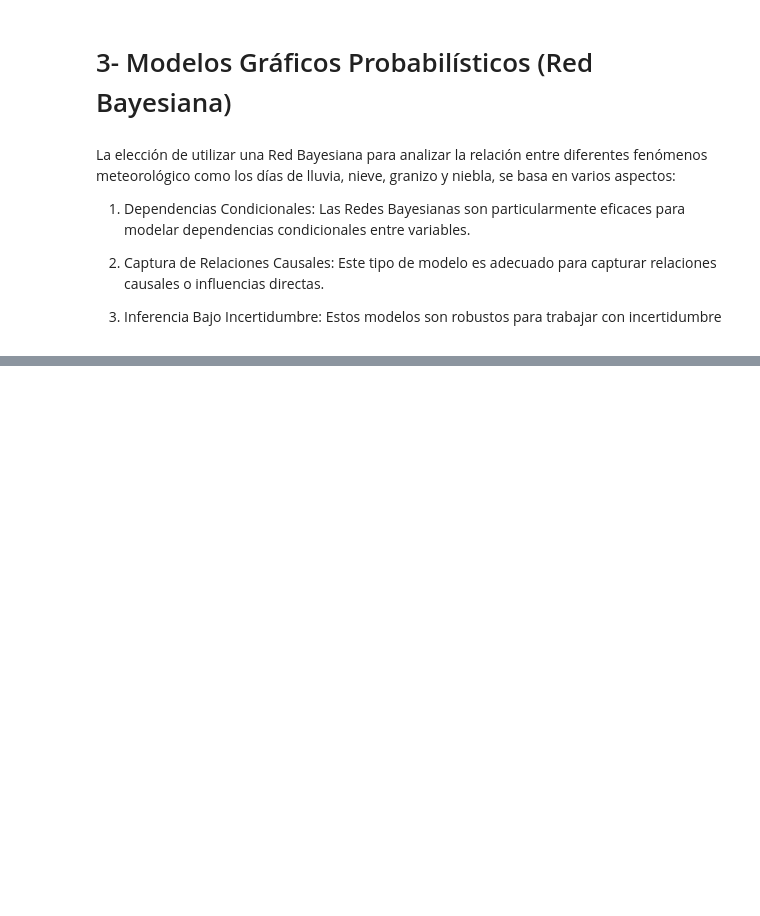
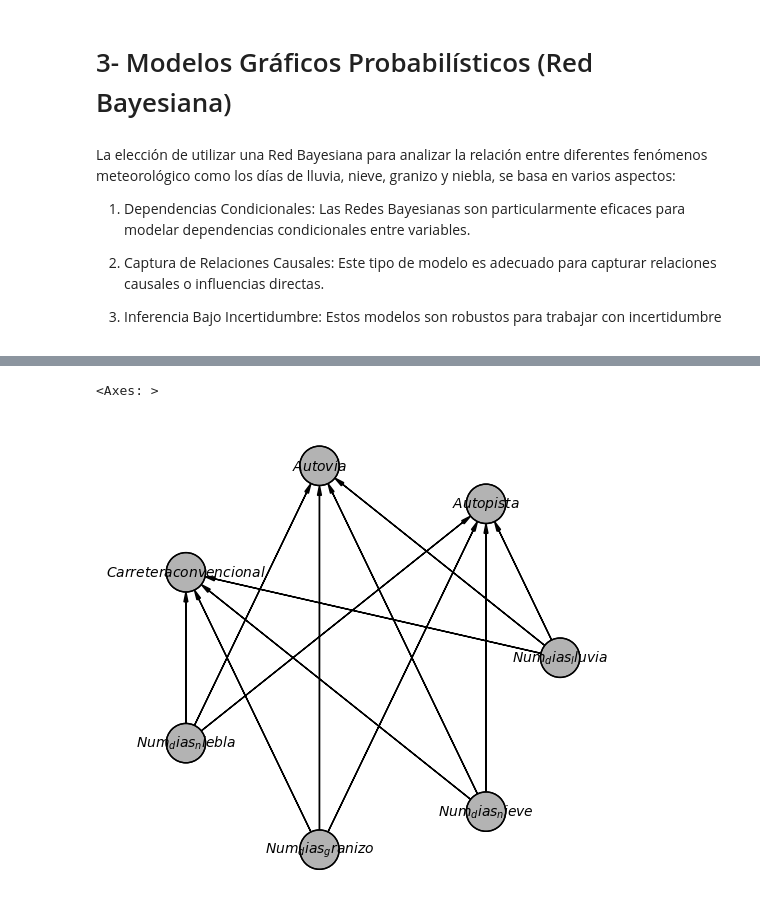
Before and after one commit to martiengli/Practica_Estadistica_3, a Jupyter notebook: actividad_3_estadistica_avanzada_mer.ipynb, the cells around one changed output, grey strips where cells are left out. Saved outputs shown, nothing was run; the diff lists cells and outputs as text; code cells hidden in the pictures; blank space fills up the shorter version.

```diff
--- a/actividad_3_estadistica_avanzada_mer.ipynb
+++ b/actividad_3_estadistica_avanzada_mer.ipynb
@@ -200,0 +382,6 @@ La elección de utilizar una Red Bayesiana para analizar la relación entre dife
+# %%
+import daft
+model.to_daft('circular', pgm_params={'grid_unit': 5}).render()
+# %% [output]
+<Axes: >
+[figure, added]
```
Also changed, not shown: parts of 16 cells of this notebook.
